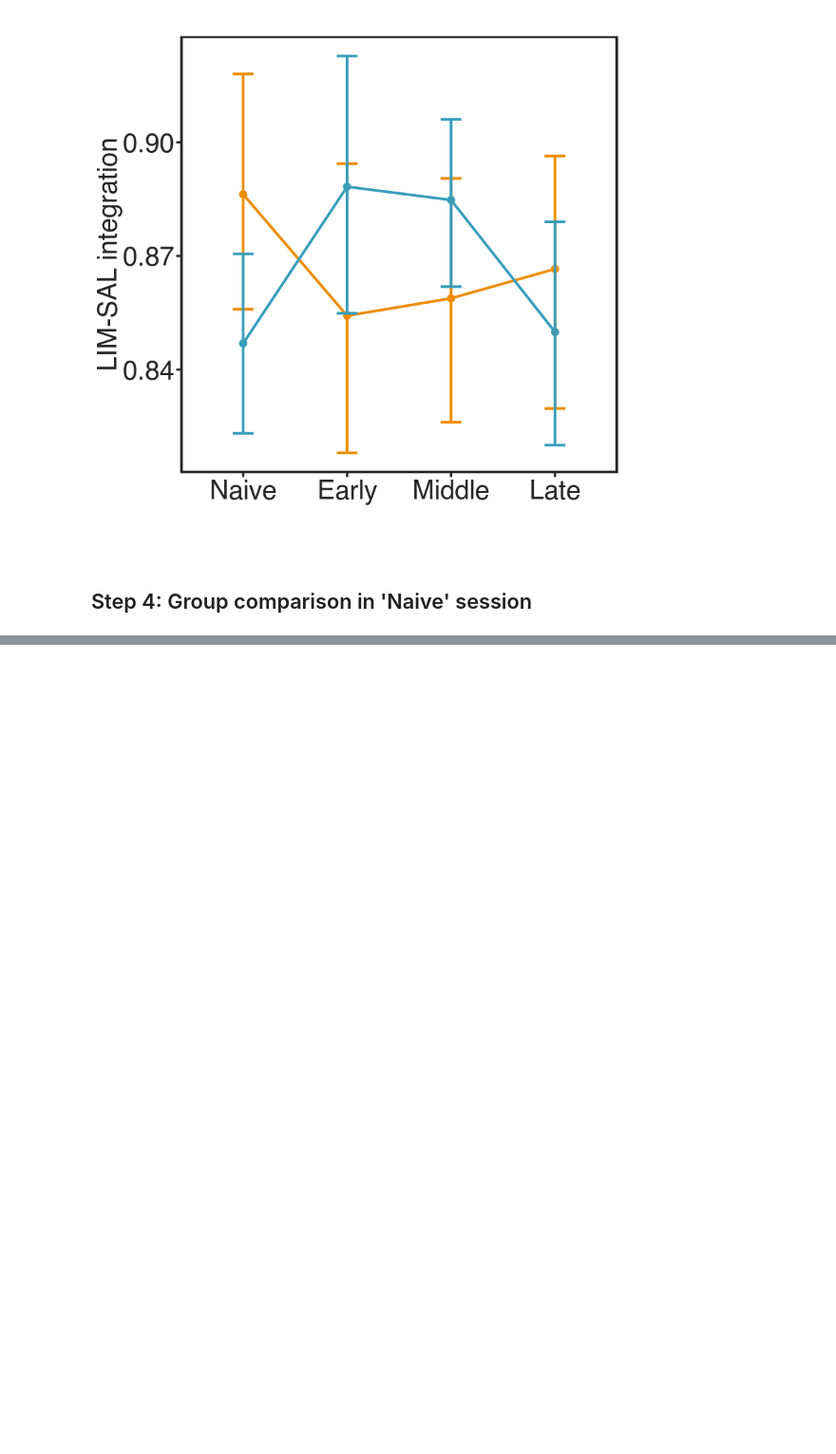
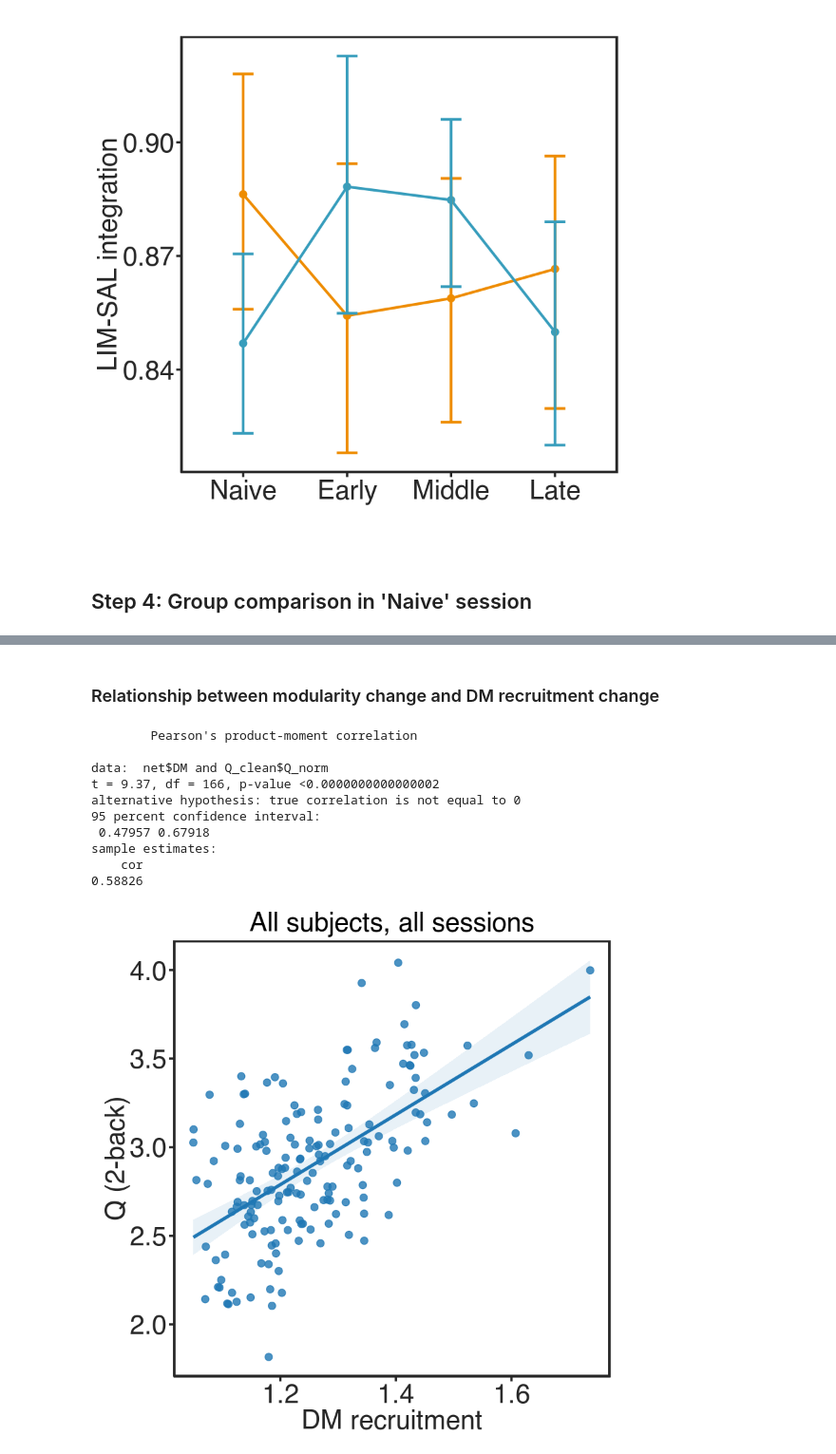
Before and after one commit to kfinc/wm-training-modularity, a Jupyter notebook: 04-dynamic_FC_analyses/05-whole-brain_normalized_recr_integ_stats.ipynb, the cells around one changed output, grey strips where cells are left out. Shown at 95% size. Drawn from its saved outputs; the diff is of its cells as text; code cells hidden in the pictures; blank space fills up the shorter version.

```diff
--- a/04-dynamic_FC_analyses/05-whole-brain_normalized_recr_integ_stats.ipynb
+++ b/04-dynamic_FC_analyses/05-whole-brain_normalized_recr_integ_stats.ipynb
@@ -315,0 +320,45 @@ print(paste("Sum of recruitment/integration differences between groups (p < 0.05
+# %% [markdown]
+### Relationship between modularity change and DM recruitment change
+# %%
+Q <- read.csv('data/neuroimaging/03-modularity/static/Q_normalized_power_tidy.csv') %>%
+     filter(Condition %in% c('1-back', '2-back'))
+
+# Preparing data
+Q$Session <- factor(Q$Session, levels = c('Naive', 'Early', 'Middle', 'Late'))
+Q$Condition <- factor(Q$Condition, levels = c('1-back', '2-back'))
+Q$Group <- factor(Q$Group, levels = c('Control', 'Experimental'))
+
+# Subjects to exclude
+dualnback_motion = c('sub-13', 'sub-21', 'sub-23', 'sub-50')
+
+Q_clean <- Q %>% filter(!(Subject %in% dualnback_motion)) %>% filter(Condition %in% c('2-back'))
+
+network1 <- 'DM'
+net <- networks_allegiance %>% filter(Network == network1) #%>% filter(Group=='Experimental')
+cor.test(net$DM, Q_clean$Q_norm)
+
+results <- data.frame(cbind(net$DM, Q_clean$Q_norm))
+names(results)[1:2] <- c('Recruitment', 'Modularity')
+
+p <- results %>% ggplot(aes(Recruitment, Modularity)) +
+    geom_point(size = 3, alpha = 0.8, col = '#1f77b4') +
+    geom_smooth(method='lm', col = '#1f77b4', fill = '#1f77b4', size = 1.5, alpha = 0.1) +
+    theme_training +
+    xlab('DM recruitment') +
+    ylab('Q (2-back)')  +
+    ggtitle('All subjects, all sessions')
+p
+
+ggsave("figures/DM_Q_corr_2back_all.pdf", plot = p, width = 12, height = 6, dpi = 300)
+# %% [output]
+        Pearson's product-moment correlation
+
+data:  net$DM and Q_clean$Q_norm
+t = 9.37, df = 166, p-value <0.0000000000000002
+alternative hypothesis: true correlation is not equal to 0
+95 percent confidence interval:
+ 0.47957 0.67918
+sample estimates:
+    cor
+0.58826
+[figure, added]
```
Also changed, not shown: parts of 11 cells of this notebook.
